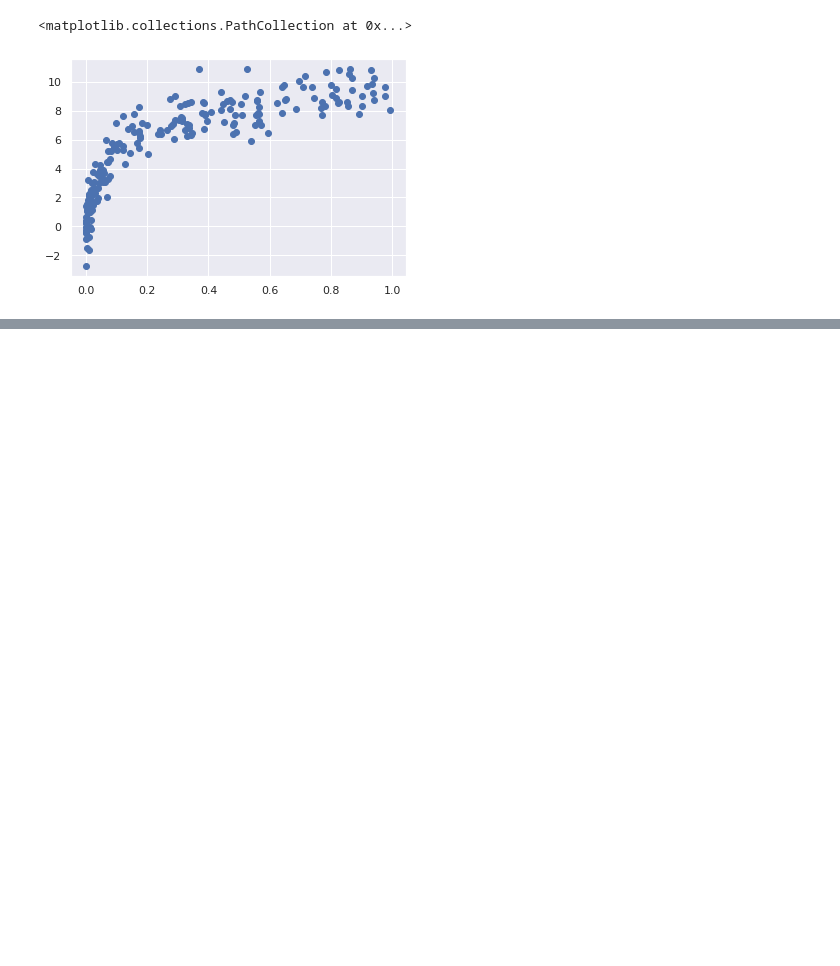
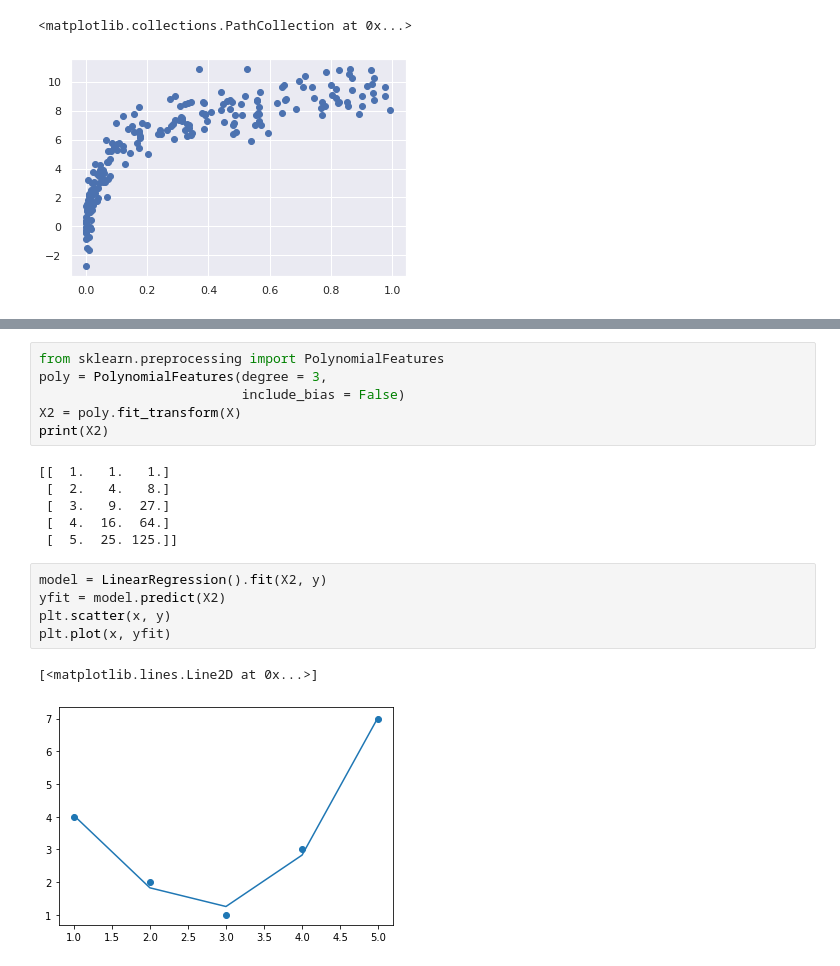
Before and after one commit to austinvanderlyn/School-Files, a Jupyter notebook: T1Chapter5MachineLearning.ipynb, the cells around one changed output, grey strips where cells are left out. Drawn from its saved outputs; the diff is of its cells as text; blank space fills up the shorter version.

```diff
--- a/T1Chapter5MachineLearning.ipynb
+++ b/T1Chapter5MachineLearning.ipynb
@@ -330,0 +407,20 @@ ModuleNotFoundError: ignored
+# %%
+from sklearn.preprocessing import PolynomialFeatures
+poly = PolynomialFeatures(degree = 3,
+                          include_bias = False)
+X2 = poly.fit_transform(X)
+print(X2)
+# %% [output]
+[[  1.   1.   1.]
+ [  2.   4.   8.]
+ [  3.   9.  27.]
+ [  4.  16.  64.]
+ [  5.  25. 125.]]
+# %%
+model = LinearRegression().fit(X2, y)
+yfit = model.predict(X2)
+plt.scatter(x, y)
+plt.plot(x, yfit)
+# %% [output]
+[<matplotlib.lines.Line2D at 0x...>]
+[figure, added]
```
Also changed, not shown: parts of 22 cells of this notebook.
